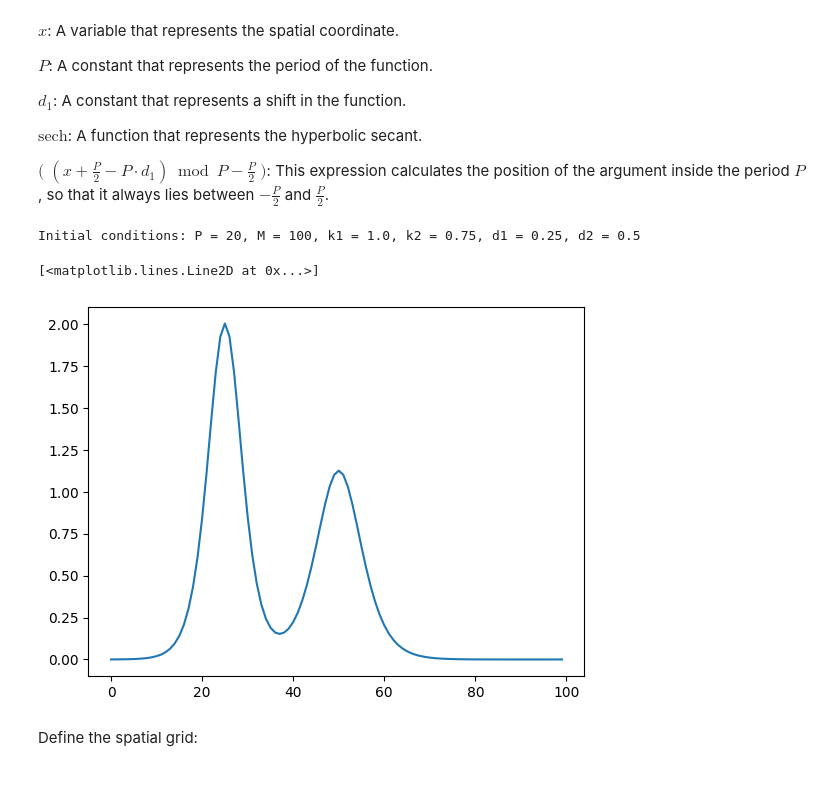
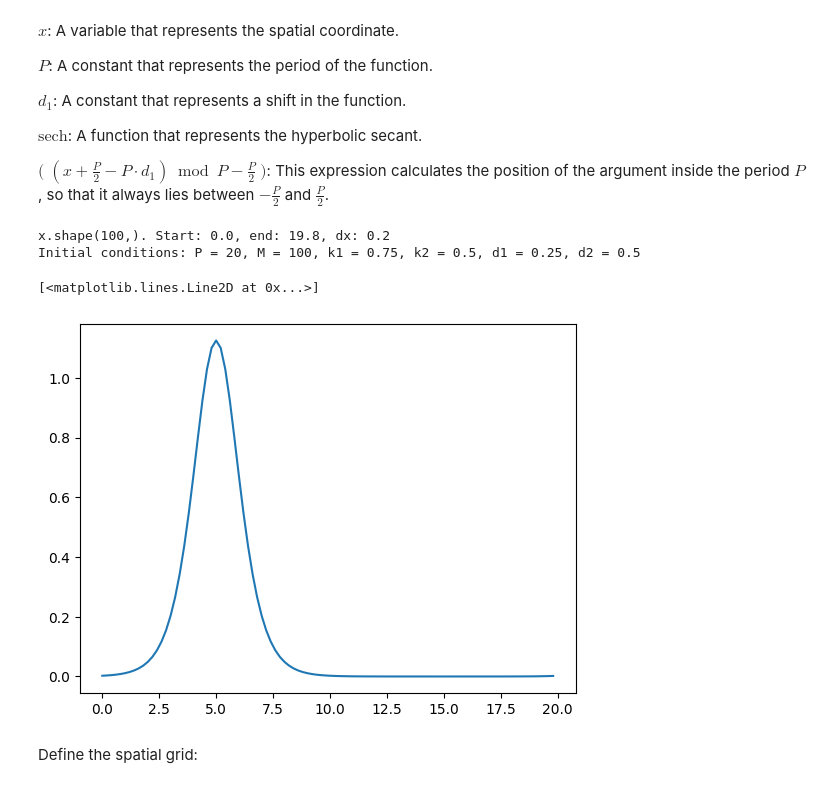
Before and after one commit to Kohmann/master-GAN, a Jupyter notebook: waveEquations/kdv_solution_edited.ipynb, the cells around one changed output. Cells and saved outputs as stored; diff of their text form; code cells hidden in the pictures.

```diff
--- a/waveEquations/kdv_solution_edited.ipynb
+++ b/waveEquations/kdv_solution_edited.ipynb
@@ -106,9 +106,9 @@ def grid(P=20, M=100):
     x = np.linspace(0, P-dx, M)
     return x, dx
 # %%
-c = 4 # the speed, and two times the height of the wave
+c = 1 # the speed, and two times the height of the wave
 P = 20 # period
-M = 100 # number of spatial points
+M = 1000 # number of spatial points
 x, dx = grid(P, M)
 sech = lambda a: 1/np.cosh(a) # sech isn't defined in NumPy
 u_soliton = lambda x, t: 1/2*c*sech(np.abs((x-c*t) % P - P/2))**2
@@ -525,27 +525,28 @@ $($ $(x + \frac{P}{2} - P \cdot d_1) \bmod P - \frac{P}{2}$ $)$: This expression
 # %%
 def initial_condition_kdv(x=np.linspace(0,20.-.2,100), eta=6.):
     M = x.size
     P = int((x[-1]-x[0])*M/(M-1))
-    k1, k2 = 1., .75
-    d1, d2 = .25, .5
+    k1, k2 = .75, .5
+    d1, d2 = .25, .50
     print(f"Initial conditions: P = {P}, M = {M}, k1 = {k1}, k2 = {k2}, d1 = {d1}, d2 = {d2}")
     u0 = 0
     u0 += (-6./-eta)*2 * k1**2 * sech(np.abs(k1 * ((x+P/2-P*d1) % P - P/2)))**2
-    u0 += (-6./-eta)*2 * k2**2 * sech(np.abs(k2 * ((x+P/2-P*d2) % P - P/2)))**2
+    #u0 += (-6./-eta)*2 * k2**2 * sech(np.abs(k2 * ((x+P/2-P*d2) % P - P/2)))**2
     u0 = np.concatenate([u0[M:], u0[:M]], axis=-1)
     return u0
 
 
 P = 20 # period
 M = 100 # spatial resolution. increase or decrease M to see how the approximation gets better/worse
 x, dx = grid(P, M)
-D1, D2 = difference_matrices(P,M)
+print(f"x.shape{np.shape(x)}. Start: {x[0]}, end: {x[-1]}, dx: {dx}")
 u0 = initial_condition_kdv(x, eta)
-plt.plot(u0)
+plt.plot(x, u0)
 # %% [output]
-Initial conditions: P = 20, M = 100, k1 = 1.0, k2 = 0.75, d1 = 0.25, d2 = 0.5
+x.shape(100,). Start: 0.0, end: 19.8, dx: 0.2
+Initial conditions: P = 20, M = 100, k1 = 0.75, k2 = 0.5, d1 = 0.25, d2 = 0.5
 [<matplotlib.lines.Line2D at 0x...>]
-[figure, old version]
+[figure, new version]
 # %% [markdown]
 Define the spatial grid:
 # %%
```
Also changed, not shown: parts of 12 cells of this notebook, 3 other files.
